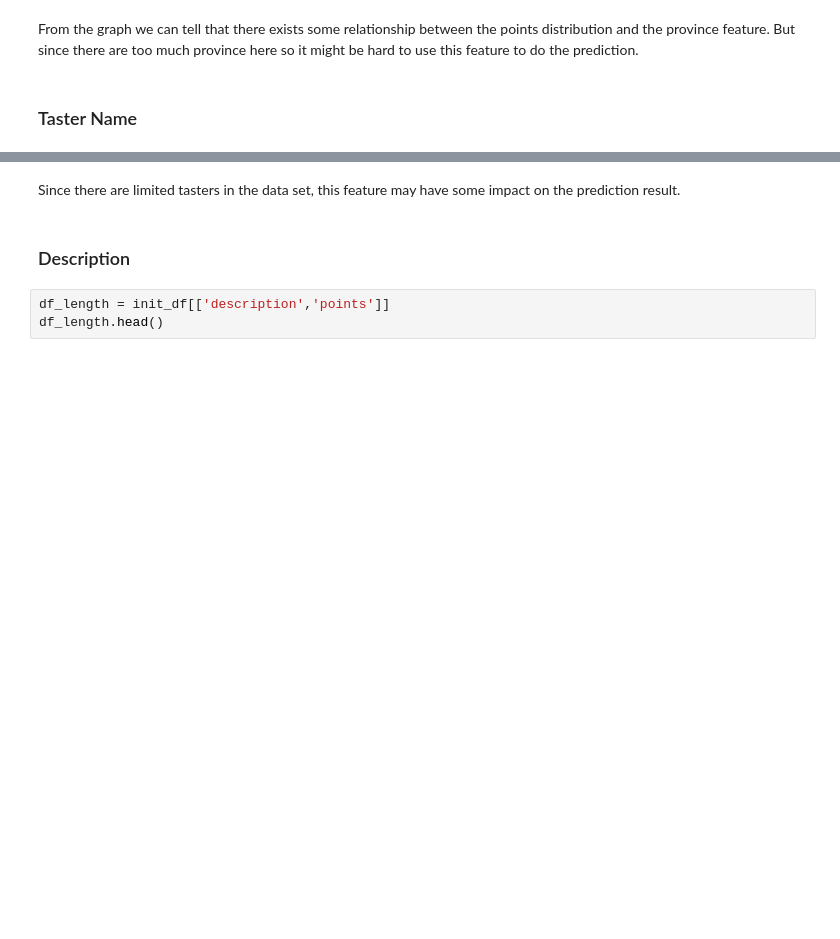
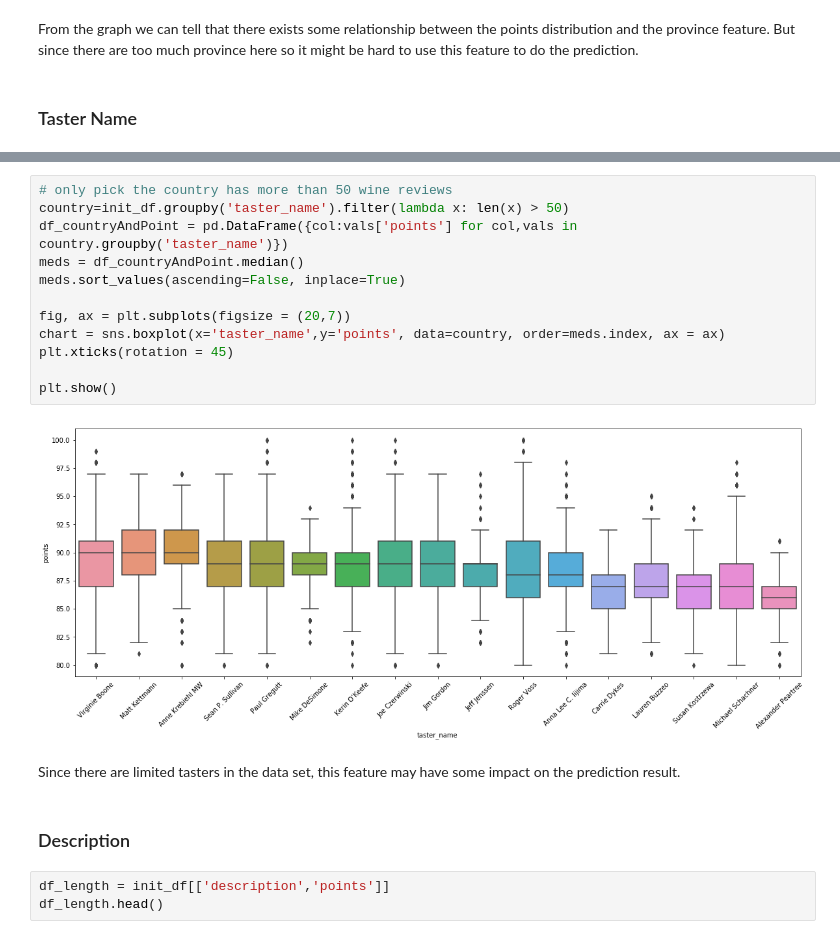
Before and after one commit to xueyuans/Wine-review-Project, a Jupyter notebook: Visualization.ipynb, the cells around one changed output, grey strips where cells are left out. Drawn from its saved outputs; the diff is of its cells as text; blank space fills up the shorter version.

```diff
--- a/Visualization.ipynb
+++ b/Visualization.ipynb
@@ -413,3 +426,17 @@ plt.show()
+# %%
+# only pick the country has more than 50 wine reviews
+country=init_df.groupby('taster_name').filter(lambda x: len(x) > 50)
+df_countryAndPoint = pd.DataFrame({col:vals['points'] for col,vals in country.groupby('taster_name')})
+meds = df_countryAndPoint.median()
+meds.sort_values(ascending=False, inplace=True)
+
+fig, ax = plt.subplots(figsize = (20,7))
+chart = sns.boxplot(x='taster_name',y='points', data=country, order=meds.index, ax = ax)
+plt.xticks(rotation = 45)
+
+plt.show()
+# %% [output]
+[figure, added]
 # %% [markdown]
 Since there are limited tasters in the data set, this feature may have some impact on the prediction result.
 # %% [markdown]
```
Also changed, not shown: parts of 12 cells of this notebook, 2 other files.
